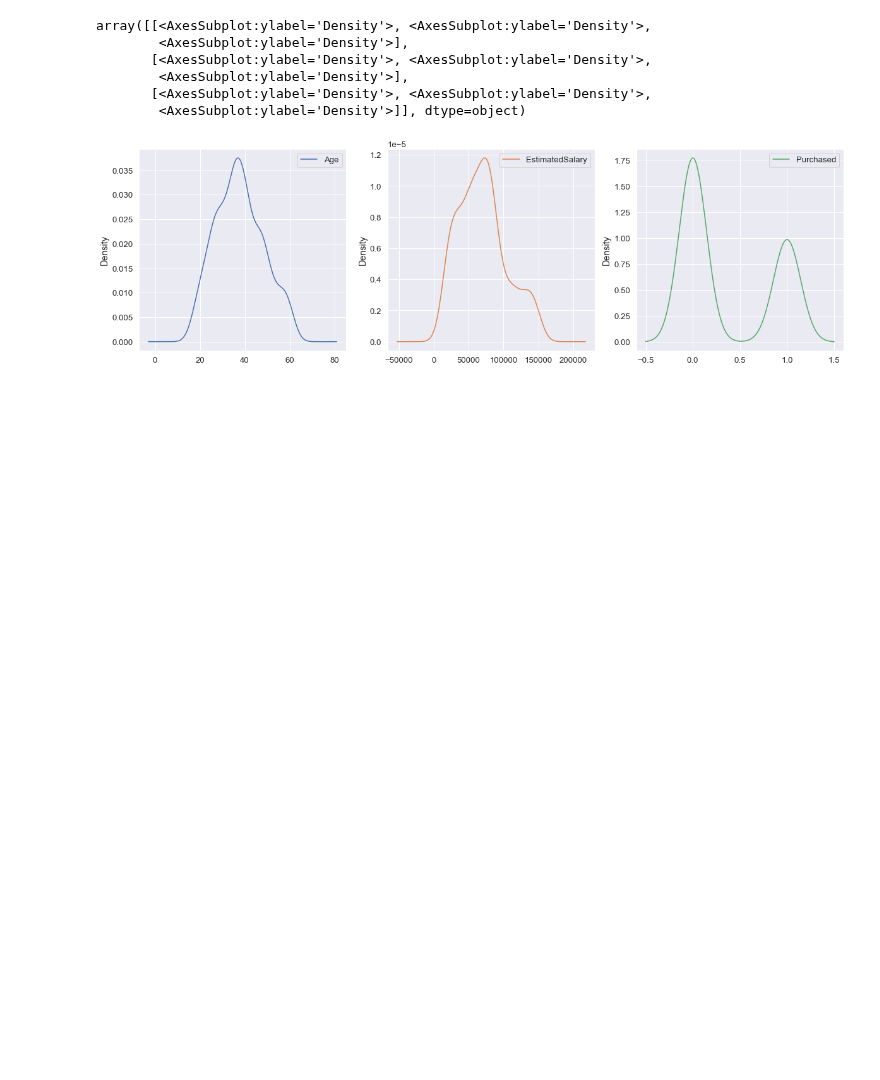
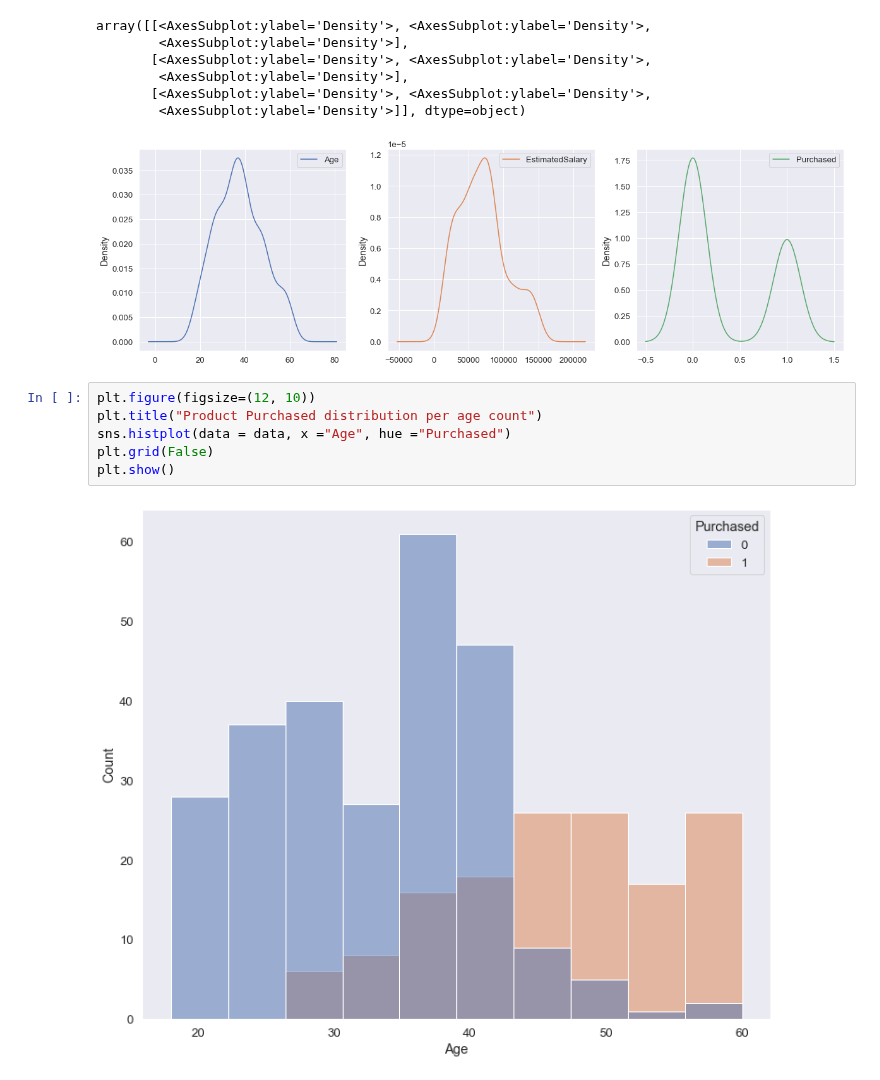
Before and after one commit to franck225-coder/Machine-Learning-project-series, a Jupyter notebook: social media ads analysis/social_media_ads_analysis.ipynb, the cells around one changed output. Cells and saved outputs as stored; diff of their text form; blank space fills up the shorter version.

Commit message:
added purchased product distribution

```diff
--- a/social media ads analysis/social_media_ads_analysis.ipynb
+++ b/social media ads analysis/social_media_ads_analysis.ipynb
@@ -59,3 +60,11 @@ array([[<AxesSubplot:ylabel='Density'>, <AxesSubplot:ylabel='Density'>,
        [<AxesSubplot:ylabel='Density'>, <AxesSubplot:ylabel='Density'>,
         <AxesSubplot:ylabel='Density'>]], dtype=object)
 [figure]
+# %%
+plt.figure(figsize=(12, 10))
+plt.title("Product Purchased distribution per age count")
+sns.histplot(data = data, x ="Age", hue ="Purchased")
+plt.grid(False)
+plt.show()
+# %% [output]
+[figure, added]
```
Also changed, not shown: parts of 1 cell of this notebook.
